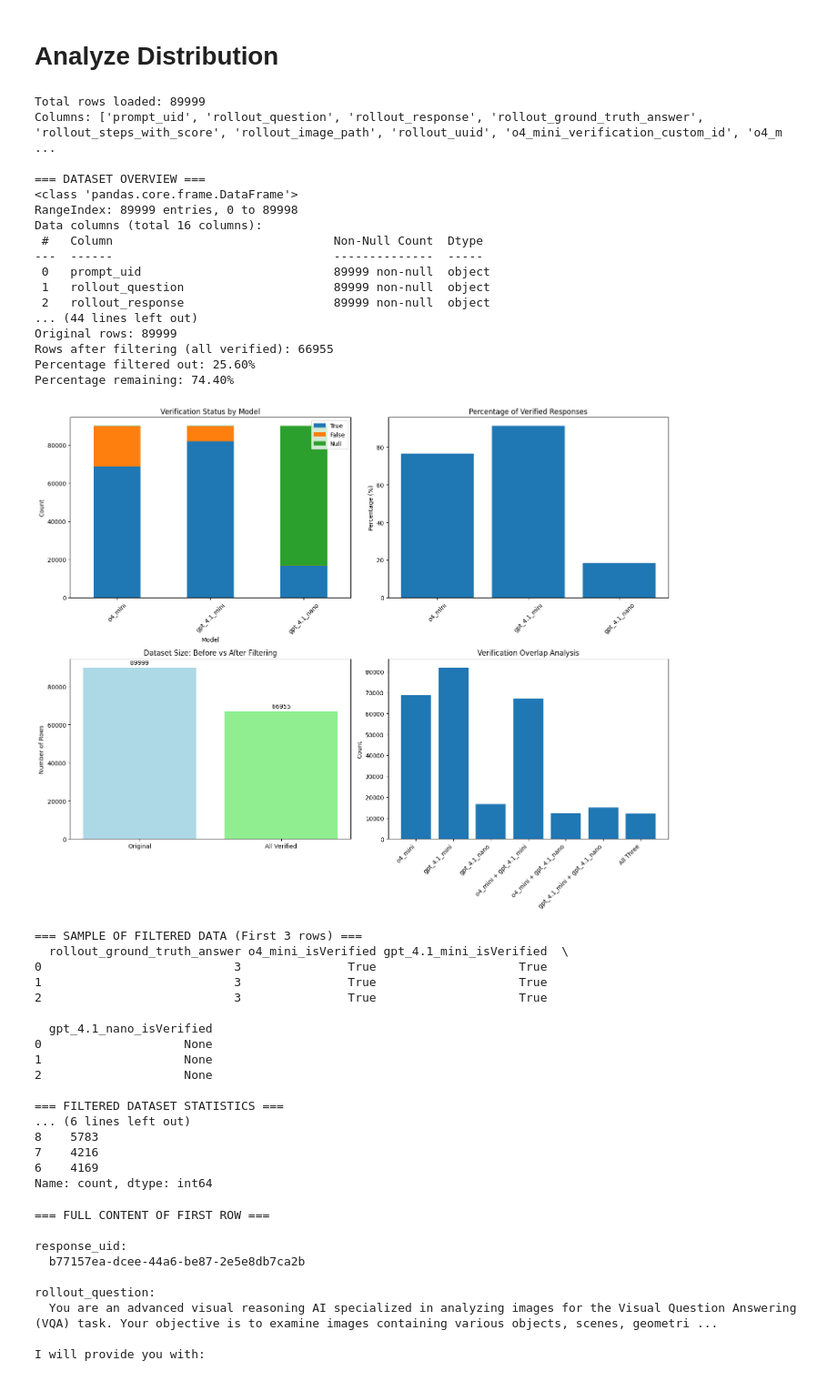
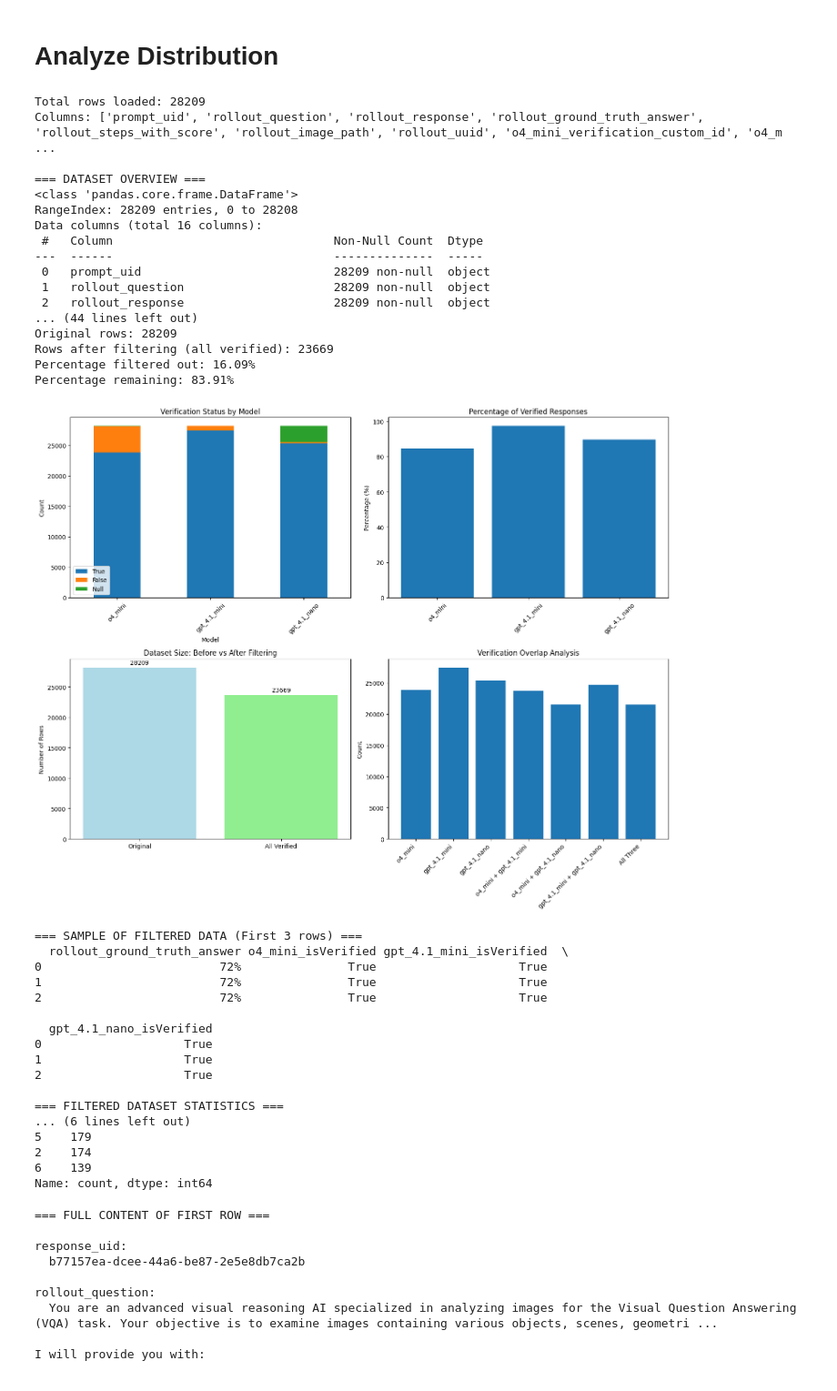
Before and after one commit to theogbrand/mmr_rollout_data, a Jupyter notebook: merge_rollout_and_verification_files.ipynb, the cells around one changed output. Shown at 91% size. Drawn from its saved outputs; the diff is of its cells as text; code cells hidden in the pictures.

```diff
--- a/merge_rollout_and_verification_files.ipynb
+++ b/merge_rollout_and_verification_files.ipynb
@@ -790,7 +790,7 @@ import seaborn as sns
 import numpy as np
 
 # Load the JSONL file
-file_path = "processed_full_verification_files/dvqa_final_mc_rollouts_with_all_models_verification_merged.jsonl"
+file_path = "processed_full_verification_files/InfoVQA_final_mc_rollouts_with_all_models_verification_merged.jsonl"
 
 # Read JSONL file
 data = []
@@ -898,59 +898,59 @@ if all(col in df.columns for col in verification_cols):
     axes[1,1].set_xticklabels(list(overlap_data.keys()), rotation=45, ha='right')
 
 plt.tight_layout()
 plt.show()
 
 # Display sample of filtered data
 print("\n=== SAMPLE OF FILTERED DATA (First 3 rows) ===")
 if len(filtered_df) > 0:
     sample_cols = ['response_uid', 'rollout_ground_truth_answer'] + verification_cols
     available_cols = [col for col in sample_cols if col in filtered_df.columns]
     print(filtered_df[available_cols].head(3))
 else:
     print("No rows match the filtering criteria!")
 
 # Additional statistics on filtered data
 if len(filtered_df) > 0:
     print(f"\n=== FILTERED DATASET STATISTICS ===")
     print(f"Average rollout answer length: {filtered_df['rollout_ground_truth_answer'].str.len().mean():.2f} characters")
     print(f"Unique rollout answers: {filtered_df['rollout_ground_truth_answer'].nunique()}")
     print(f"Most common rollout answers:")
     print(filtered_df['rollout_ground_truth_answer'].value_counts().head(5))
 # %% [output]
-Total rows loaded: 89999
+Total rows loaded: 28209
 Columns: ['prompt_uid', 'rollout_question', 'rollout_response', 'rollout_ground_truth_answer', 'rollout_steps_with_score', 'rollout_image_path', 'rollout_uuid', 'o4_mini_verification_custom_id', 'o4_m ...
 
 === DATASET OVERVIEW ===
 <class 'pandas.core.frame.DataFrame'>
-RangeIndex: 89999 entries, 0 to 89998
+RangeIndex: 28209 entries, 0 to 28208
 Data columns (total 16 columns):
  #   Column                               Non-Null Count  Dtype
 ---  ------                               --------------  -----
- 0   prompt_uid                           89999 non-null  object
- 1   rollout_question                     89999 non-null  object
- 2   rollout_response                     89999 non-null  object
+ 0   prompt_uid                           28209 non-null  object
+ 1   rollout_question                     28209 non-null  object
+ 2   rollout_response                     28209 non-null  object
 ... (44 lines left out)
-Original rows: 89999
-Rows after filtering (all verified): 66955
-Percentage filtered out: 25.60%
-Percentage remaining: 74.40%
+Original rows: 28209
+Rows after filtering (all verified): 23669
+Percentage filtered out: 16.09%
+Percentage remaining: 83.91%
-[figure, old version]
+[figure, new version]
 === SAMPLE OF FILTERED DATA (First 3 rows) ===
   rollout_ground_truth_answer o4_mini_isVerified gpt_4.1_mini_isVerified  \
-0                           3               True                    True
-1                           3               True                    True
-2                           3               True                    True
+0                         72%               True                    True
+1                         72%               True                    True
+2                         72%               True                    True
 
   gpt_4.1_nano_isVerified
-0                    None
-1                    None
-2                    None
+0                    True
+1                    True
+2                    True
 
 === FILTERED DATASET STATISTICS ===
 ... (6 lines left out)
-8    5783
-7    4216
-6    4169
+5    179
+2    174
+6    139
 Name: count, dtype: int64
 # %%
 # Print full content of one row with all columns
```
Also changed, not shown: 1 other file.
